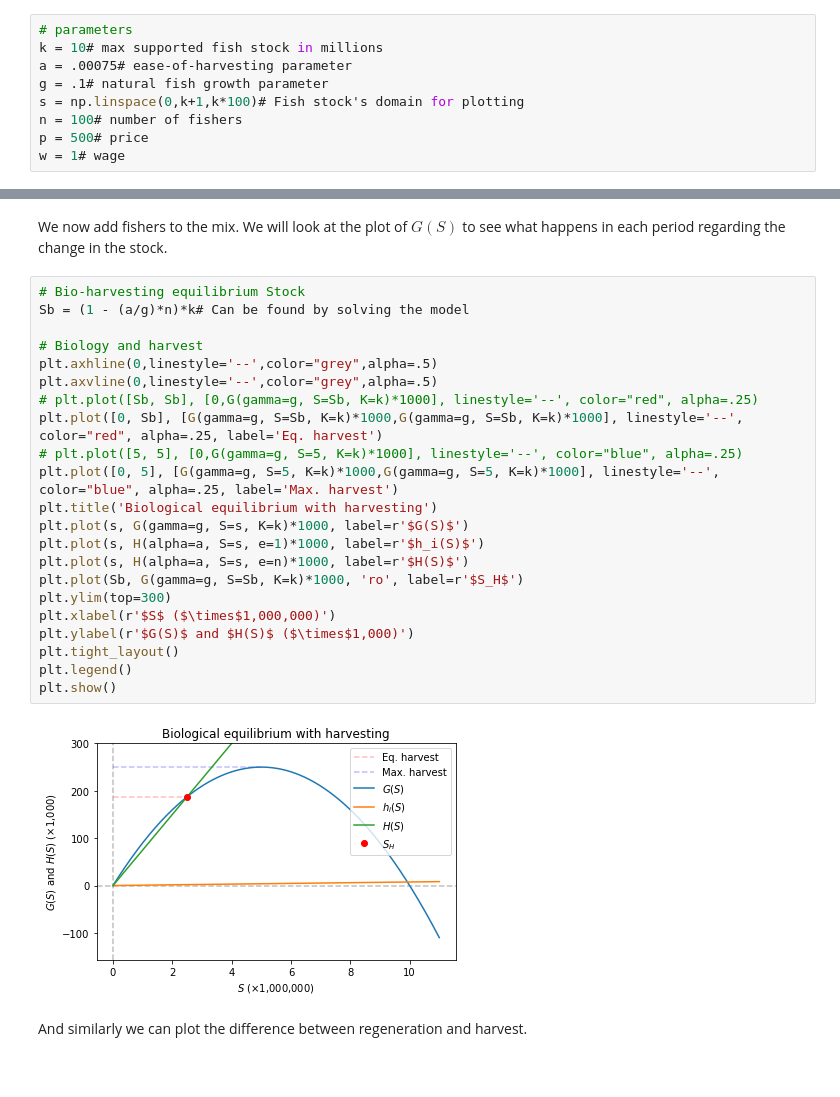
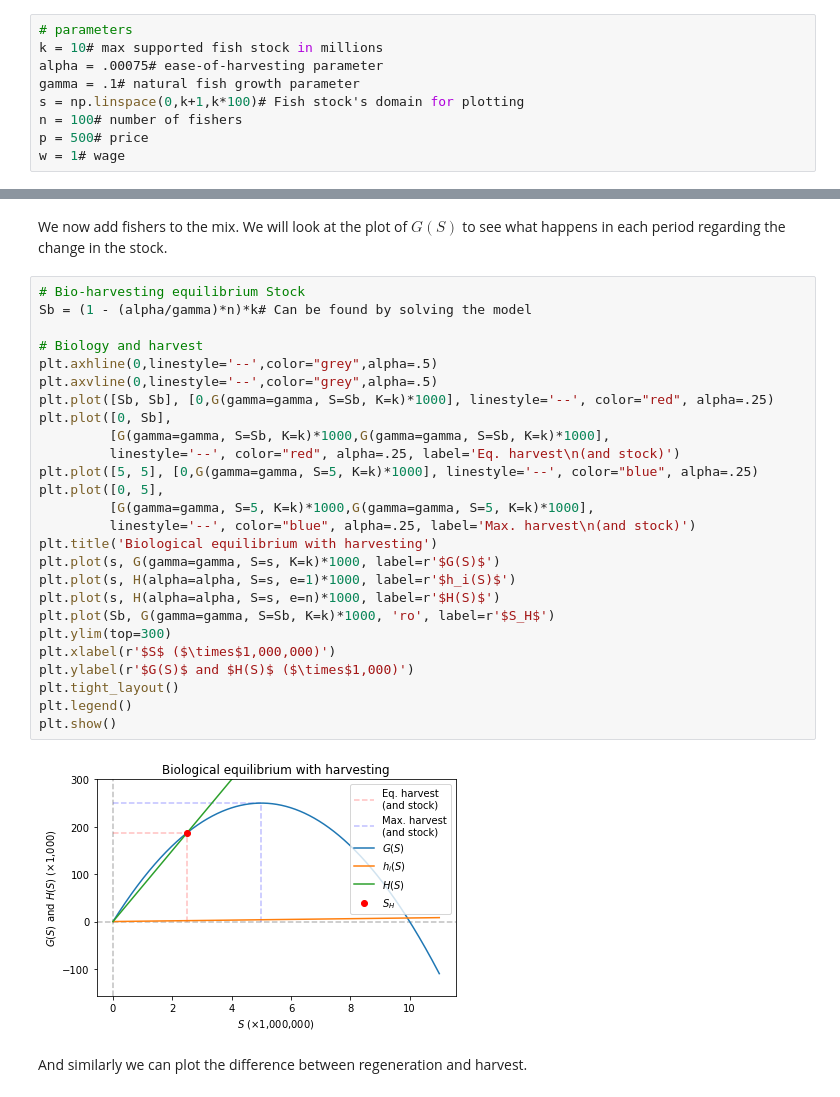
Before and after one commit to Leonbremer/fisheries, a Jupyter notebook: fish.ipynb, the cells around one changed output, grey strips where cells are left out. Cells and saved outputs as stored; diff of their text form.

```diff
--- a/fish.ipynb
+++ b/fish.ipynb
@@ -20,8 +20,8 @@ Second, let us define some global parameters.
 # %%
 # parameters
 k = 10# max supported fish stock in millions
-a = .00075# ease-of-harvesting parameter
-g = .1# natural fish growth parameter
+alpha = .00075# ease-of-harvesting parameter
+gamma = .1# natural fish growth parameter
 s = np.linspace(0,k+1,k*100)# Fish stock's domain for plotting
 n = 100# number of fishers
 p = 500# price
@@ -168,28 +166,32 @@ This plot shows us that when the stock is close to extinction at $S = 100,000$ (
 We now add fishers to the mix. We will look at the plot of $G(S)$ to see what happens in each period regarding the change in the stock.
 # %%
 # Bio-harvesting equilibrium Stock
-Sb = (1 - (a/g)*n)*k# Can be found by solving the model
+Sb = (1 - (alpha/gamma)*n)*k# Can be found by solving the model
 
 # Biology and harvest
 plt.axhline(0,linestyle='--',color="grey",alpha=.5)
 plt.axvline(0,linestyle='--',color="grey",alpha=.5)
-# plt.plot([Sb, Sb], [0,G(gamma=g, S=Sb, K=k)*1000], linestyle='--', color="red", alpha=.25)
-plt.plot([0, Sb], [G(gamma=g, S=Sb, K=k)*1000,G(gamma=g, S=Sb, K=k)*1000], linestyle='--', color="red", alpha=.25, label='Eq. harvest')
-# plt.plot([5, 5], [0,G(gamma=g, S=5, K=k)*1000], linestyle='--', color="blue", alpha=.25)
-plt.plot([0, 5], [G(gamma=g, S=5, K=k)*1000,G(gamma=g, S=5, K=k)*1000], linestyle='--', color="blue", alpha=.25, label='Max. harvest')
+plt.plot([Sb, Sb], [0,G(gamma=gamma, S=Sb, K=k)*1000], linestyle='--', color="red", alpha=.25)
+plt.plot([0, Sb],
+         [G(gamma=gamma, S=Sb, K=k)*1000,G(gamma=gamma, S=Sb, K=k)*1000],
+         linestyle='--', color="red", alpha=.25, label='Eq. harvest\n(and stock)')
+plt.plot([5, 5], [0,G(gamma=gamma, S=5, K=k)*1000], linestyle='--', color="blue", alpha=.25)
+plt.plot([0, 5],
+         [G(gamma=gamma, S=5, K=k)*1000,G(gamma=gamma, S=5, K=k)*1000],
+         linestyle='--', color="blue", alpha=.25, label='Max. harvest\n(and stock)')
 plt.title('Biological equilibrium with harvesting')
-plt.plot(s, G(gamma=g, S=s, K=k)*1000, label=r'$G(S)$')
-plt.plot(s, H(alpha=a, S=s, e=1)*1000, label=r'$h_i(S)$')
-plt.plot(s, H(alpha=a, S=s, e=n)*1000, label=r'$H(S)$')
-plt.plot(Sb, G(gamma=g, S=Sb, K=k)*1000, 'ro', label=r'$S_H$')
+plt.plot(s, G(gamma=gamma, S=s, K=k)*1000, label=r'$G(S)$')
+plt.plot(s, H(alpha=alpha, S=s, e=1)*1000, label=r'$h_i(S)$')
+plt.plot(s, H(alpha=alpha, S=s, e=n)*1000, label=r'$H(S)$')
+plt.plot(Sb, G(gamma=gamma, S=Sb, K=k)*1000, 'ro', label=r'$S_H$')
 plt.ylim(top=300)
 plt.xlabel(r'$S$ ($\times$1,000,000)')
 plt.ylabel(r'$G(S)$ and $H(S)$ ($\times$1,000)')
 plt.tight_layout()
 plt.legend()
 plt.show()
 # %% [output]
-[figure, old version]
+[figure, new version]
 # %% [markdown]
 And similarly we can plot the difference between regeneration and harvest.
 # %%
```
Also changed, not shown: parts of 18 cells of this notebook.
